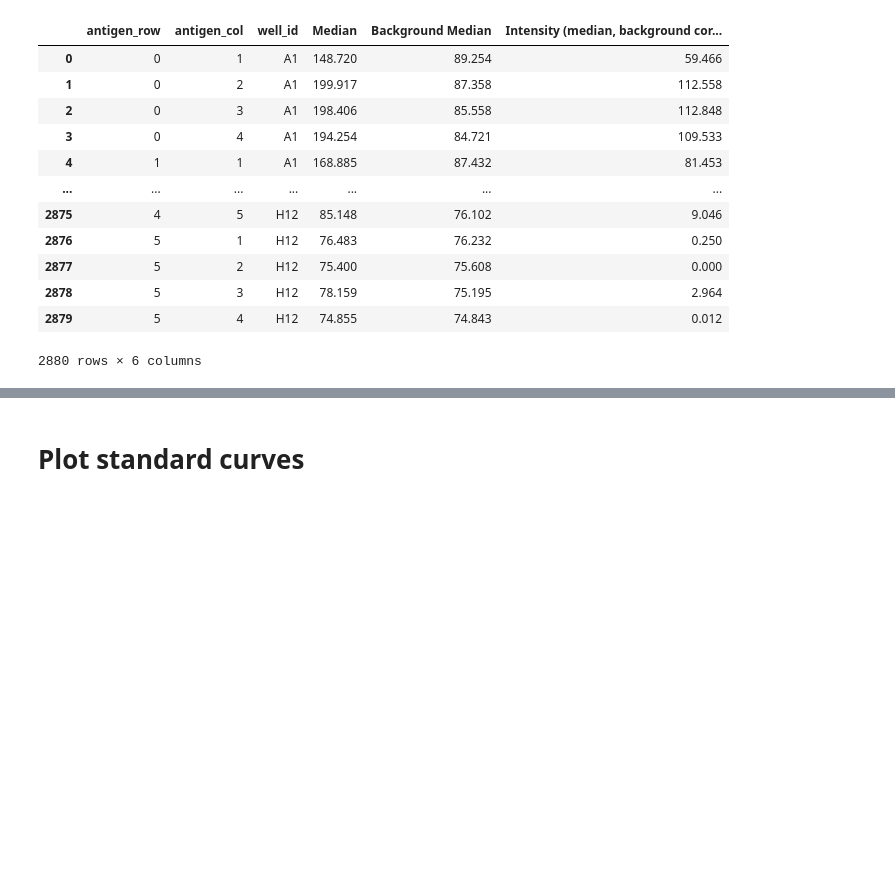
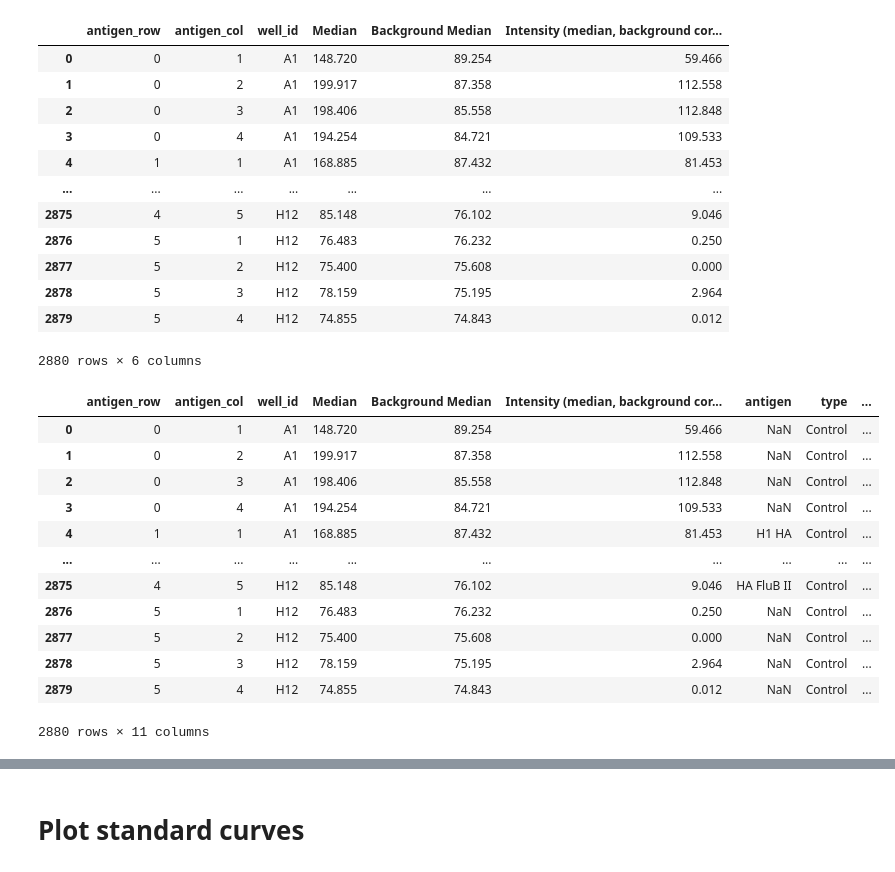
Before and after one commit to mehta-lab/multiSero, a Jupyter notebook: notebooks_interpretation/FluPlateInterpretationV3_smg.ipynb, the cells around one changed output, grey strips where cells are left out. Saved outputs shown, nothing was run; the diff lists cells and outputs as text; code cells hidden in the pictures; blank space fills up the shorter version.

```diff
--- a/notebooks_interpretation/FluPlateInterpretationV3_smg.ipynb
+++ b/notebooks_interpretation/FluPlateInterpretationV3_smg.ipynb
@@ -398,6 +398,28 @@ intensityBG_AU_df
 | 2878 | 5 | 3 | H12 | 78.159 | 75.195 | 2.964 |
 | 2879 | 5 | 4 | H12 | 74.855 | 74.843 | 0.012 |
 2880 rows × 6 columns
+# %%
+intensityBG_AU_df = pd.merge(intensityBG_AU_df,
+                 antigen_df,
+                 how='left', on=['antigen_row', 'antigen_col'])
+intensityBG_AU_df = pd.merge(intensityBG_AU_df,
+                 plate_info_df,
+                 how='left', on=['well_id'])
+intensityBG_AU_df
+# %% [output]
+|  | antigen_row | antigen_col | well_id | Median | Background Median | Intensity (median, background cor... | antigen | type | ... |
+| 0 | 0 | 1 | A1 | 148.720 | 89.254 | 59.466 | NaN | Control | ... |
+| 1 | 0 | 2 | A1 | 199.917 | 87.358 | 112.558 | NaN | Control | ... |
+| 2 | 0 | 3 | A1 | 198.406 | 85.558 | 112.848 | NaN | Control | ... |
+| 3 | 0 | 4 | A1 | 194.254 | 84.721 | 109.533 | NaN | Control | ... |
+| 4 | 1 | 1 | A1 | 168.885 | 87.432 | 81.453 | H1 HA | Control | ... |
+| ... | ... | ... | ... | ... | ... | ... | ... | ... | ... |
+| 2875 | 4 | 5 | H12 | 85.148 | 76.102 | 9.046 | HA FluB II | Control | ... |
+| 2876 | 5 | 1 | H12 | 76.483 | 76.232 | 0.250 | NaN | Control | ... |
+| 2877 | 5 | 2 | H12 | 75.400 | 75.608 | 0.000 | NaN | Control | ... |
+| 2878 | 5 | 3 | H12 | 78.159 | 75.195 | 2.964 | NaN | Control | ... |
+| 2879 | 5 | 4 | H12 | 74.855 | 74.843 | 0.012 | NaN | Control | ... |
+2880 rows × 11 columns
 # %%
 serum = 'HumanReferencePlasma'
 sub_df = canaryIBG_df[(canaryIBG_df['serum']==serum)]
```
Also changed, not shown: parts of 1 cell of this notebook, 1 other file.
